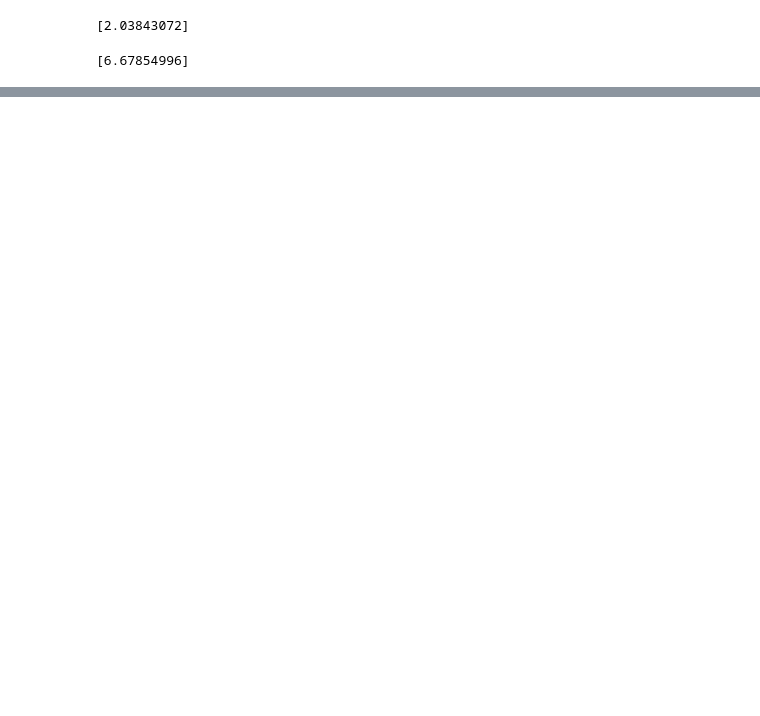
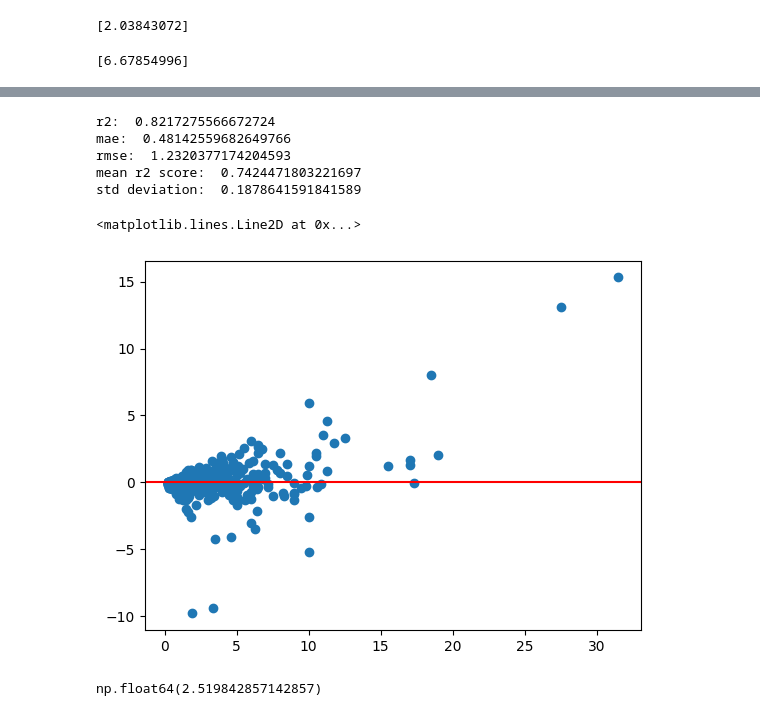
Before and after one commit to akshaypratap008/Real-Estate-Project, a Jupyter notebook: notebooks/model-training-and-model-selection/model_testing.ipynb, the cells around one changed output, grey strips where cells are left out. Saved outputs shown, nothing was run; the diff lists cells and outputs as text; code cells hidden in the pictures; blank space fills up the shorter version.

```diff
--- a/notebooks/model-training-and-model-selection/model_testing.ipynb
+++ b/notebooks/model-training-and-model-selection/model_testing.ipynb
@@ -40,0 +119,34 @@ print(np.expm1(y_pred))
+# %%
+from sklearn.metrics import r2_score, mean_absolute_error, root_mean_squared_error
+from sklearn.model_selection import cross_val_score, KFold
+
+r2 = r2_score(y, y_pred)
+mae = mean_absolute_error(y, y_pred)
+rmse = root_mean_squared_error(y, y_pred)
+
+print('r2: ', r2)
+print('mae: ', mae)
+print('rmse: ', rmse)
+kfold = KFold(n_splits = 10, shuffle = True, random_state = 42)
+scores = cross_val_score(pipeline, X, y, cv = kfold, scoring = 'r2', n_jobs = -1, verbose = 0)
+
+print('mean r2 score: ', scores.mean())
+print('std deviation: ', scores.std())
+# %% [output]
+r2:  0.8217275566672724
+mae:  0.48142559682649766
+rmse:  1.2320377174204593
+mean r2 score:  0.7424471803221697
+std deviation:  0.1878641591841589
+# %%
+residuals = y - y_pred
+
+plt.scatter(y, residuals)
+plt.axhline(0, color='red')
+# %% [output]
+<matplotlib.lines.Line2D at 0x...>
+[figure, added]
+# %%
+y.mean()
+# %% [output]
+np.float64(2.519842857142857)
```
Also changed, not shown: parts of 10 cells of this notebook, 5 other files.
